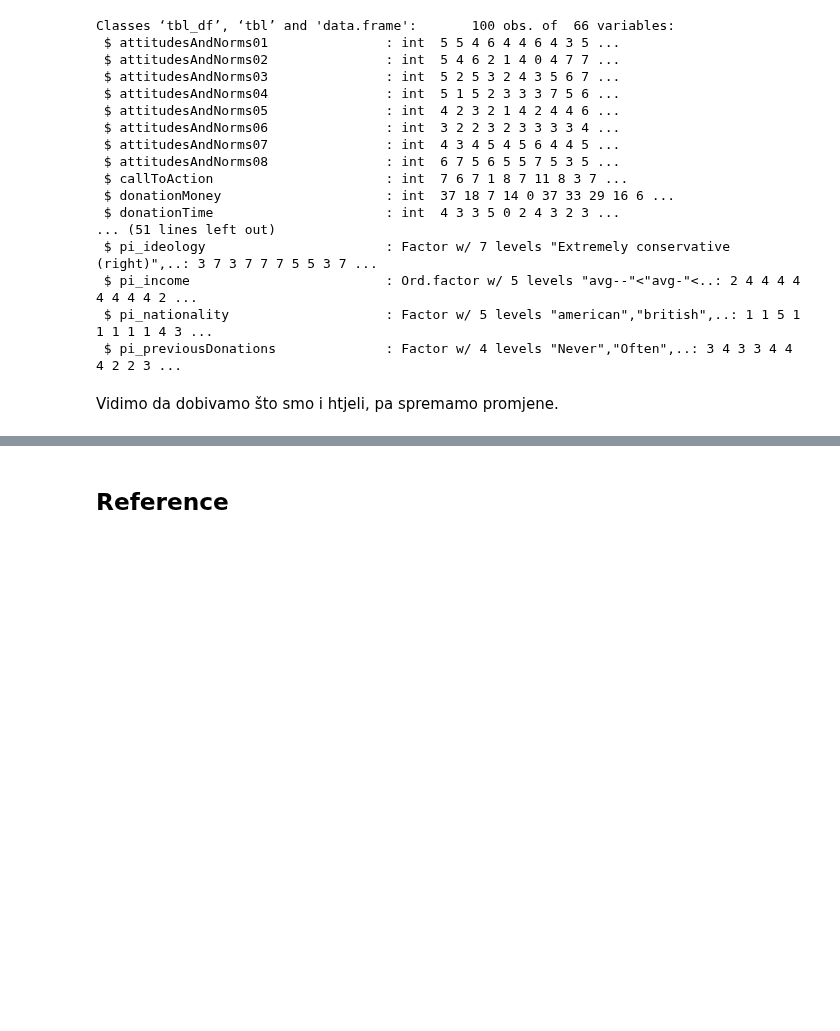
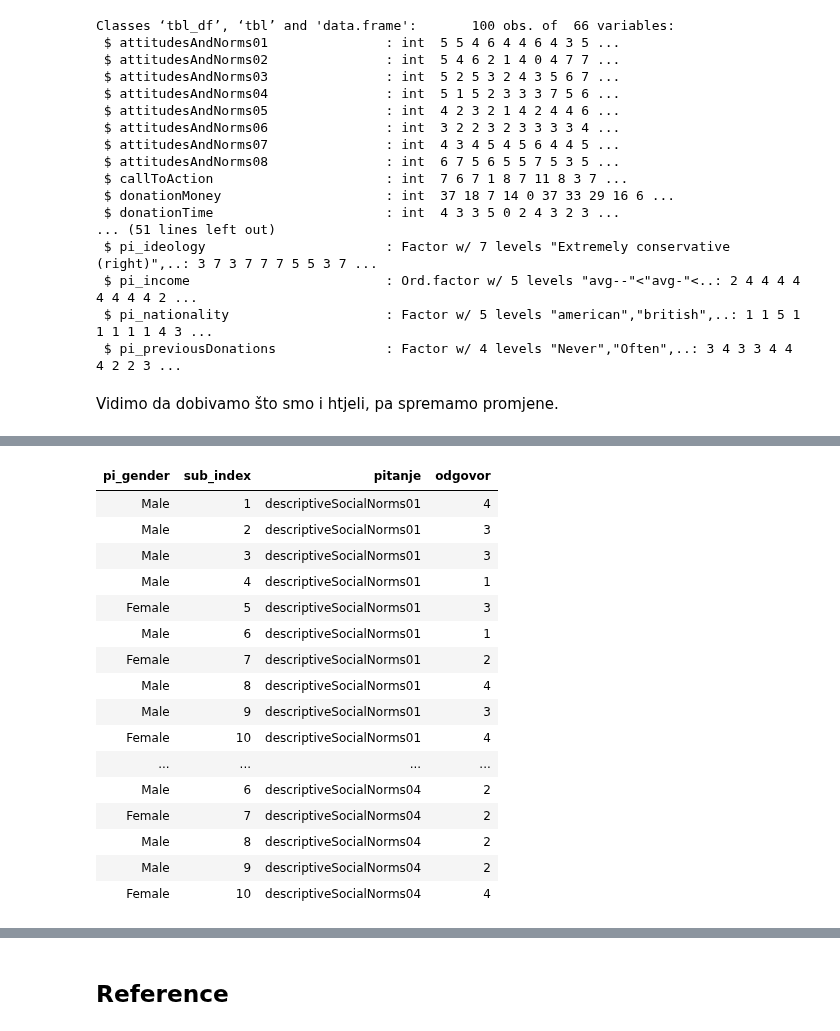
Before and after one commit to vdeni/rdionica, a Jupyter notebook: jupyter-notebook/priprema_podaci_upitnik.ipynb, the cells around one changed output, grey strips where cells are left out. Saved outputs shown, nothing was run; the diff lists cells and outputs as text; code cells hidden in the pictures; blank space fills up the shorter version.

Commit message:
wide-long, počeo motivacijske

```diff
--- a/jupyter-notebook/priprema_podaci_upitnik.ipynb
+++ b/jupyter-notebook/priprema_podaci_upitnik.ipynb
@@ -911,0 +980,25 @@ select(1:mf_SanctityDegradation, mf_CareHarm, mf_FairnessCheating,
+# %%
+podaci_wide %>%
+tidyr::gather(., key = 'pitanje', value = 'odgovor',
+             descriptiveSocialNorms01:descriptiveSocialNorms04) ->
+podaci_long
+
+podaci_long
+# %% [output]
+| pi_gender | sub_index | pitanje | odgovor |
+| Male | 1 | descriptiveSocialNorms01 | 4 |
+| Male | 2 | descriptiveSocialNorms01 | 3 |
+| Male | 3 | descriptiveSocialNorms01 | 3 |
+| Male | 4 | descriptiveSocialNorms01 | 1 |
+| Female | 5 | descriptiveSocialNorms01 | 3 |
+| Male | 6 | descriptiveSocialNorms01 | 1 |
+| Female | 7 | descriptiveSocialNorms01 | 2 |
+| Male | 8 | descriptiveSocialNorms01 | 4 |
+| Male | 9 | descriptiveSocialNorms01 | 3 |
+| Female | 10 | descriptiveSocialNorms01 | 4 |
+| ... | ... | ... | ... |
+| Male | 6 | descriptiveSocialNorms04 | 2 |
+| Female | 7 | descriptiveSocialNorms04 | 2 |
+| Male | 8 | descriptiveSocialNorms04 | 2 |
+| Male | 9 | descriptiveSocialNorms04 | 2 |
+| Female | 10 | descriptiveSocialNorms04 | 4 |
```
Also changed, not shown: parts of 43 cells of this notebook.
